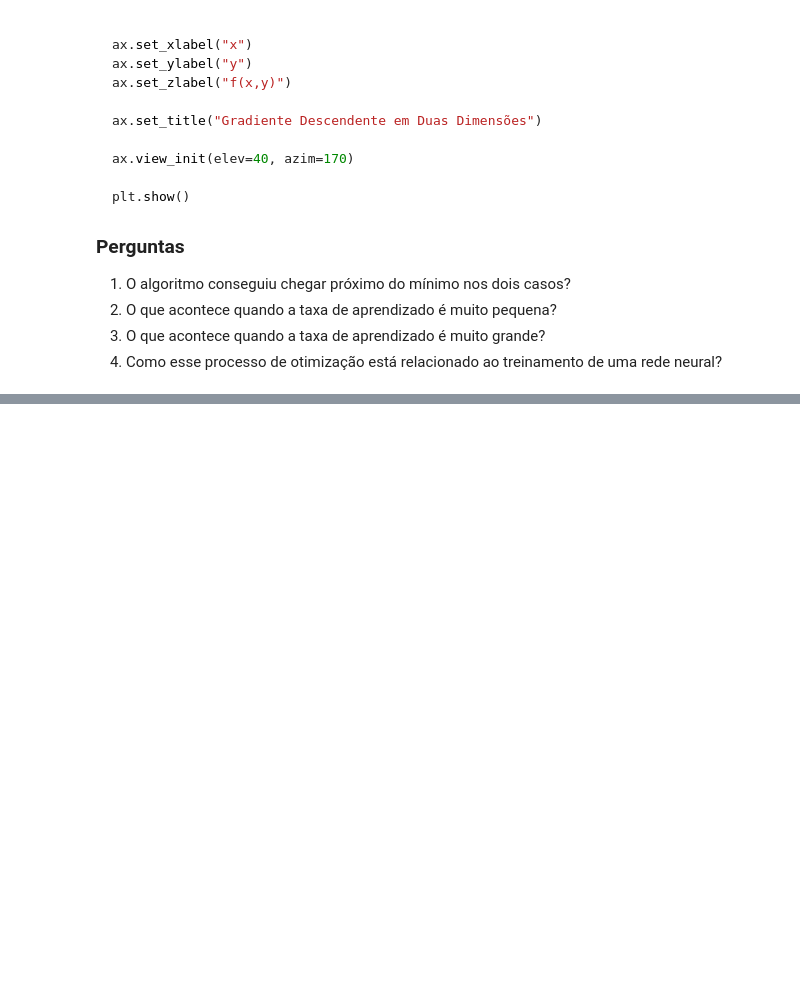
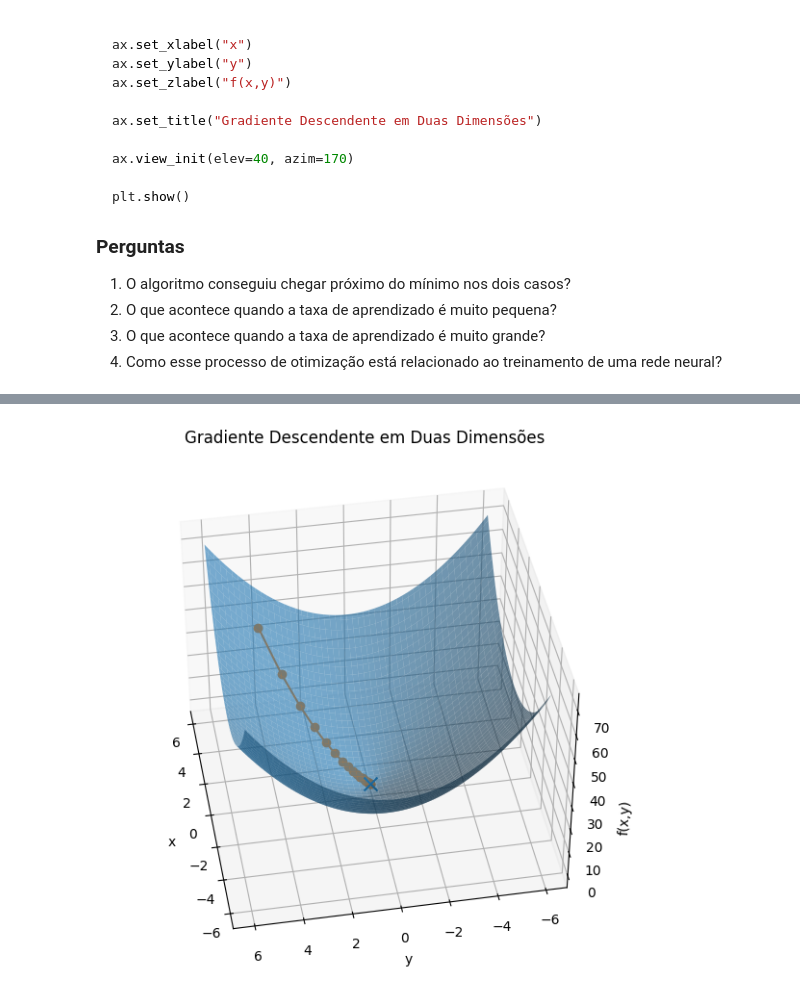
Before and after one commit to MateusSouza48/SEL0339---VisaoComputacional, a Jupyter notebook: praticas/Lista_de_Exercicio_3.ipynb, the cells around one changed output, grey strips where cells are left out. Saved outputs shown, nothing was run; the diff lists cells and outputs as text; code cells hidden in the pictures; blank space fills up the shorter version.

```diff
--- a/praticas/Lista_de_Exercicio_3.ipynb
+++ b/praticas/Lista_de_Exercicio_3.ipynb
@@ -935,0 +1048,80 @@ plt.show()
+# %%
+## -- Seu código começa AQUI -- ##
+## -- Seu código começa AQUI -- ##
+
+# Cria uma grade de pontos
+x_values = np.linspace(-6, 6, 100)
+y_values = np.linspace(-6, 6, 100)
+
+X_grid, Y_grid = np.meshgrid(x_values, y_values)
+
+# Calcula a função em cada ponto
+Z = X_grid**2 + Y_grid**2
+
+# Converte o histórico
+history = np.array(history)
+
+# Cria o gráfico 3D
+fig = plt.figure(figsize=(10, 7))
+ax = fig.add_subplot(111, projection="3d")
+
+# Plota a superfície
+ax.plot_surface(
+    X_grid, Y_grid, Z, alpha=0.6
+)
+
+# Calcula os valores de f(x,y) dos pontos percorridos
+Z_history = history[:, 0]**2 + history[:, 1]**2
+
+# Plota o caminho do gradiente descendente
+ax.plot(
+    history[:, 0],
+    history[:, 1],
+    Z_history,
+    marker="o",
+    label="Caminho"
+)
+
+# Destaca o ponto final
+ax.scatter(
+    x.item(),
+    y.item(),
+    (x**2 + y**2).item(),
+    marker="x",
+    s=100,
+    label="Ponto final"
+)
+
+ax.set_xlabel("x")
+ax.set_ylabel("y")
+ax.set_zlabel("f(x,y)")
+
+ax.set_title("Gradiente Descendente em Duas Dimensões")
+
+ax.view_init(elev=40, azim=170)
+
+plt.show()
+
+## -- Seu código termina AQUI -- ##
+
+# Comentários:
+
+# 1. Sim. O algoritmo conseguiu chegar próximo do mínimo nos dois casos.
+#    Na função f(x) = x², o mínimo ocorre em x = 0.
+#    Na função f(x,y) = x² + y², o mínimo ocorre em (0,0).
+
+# 2. Quando a taxa de aprendizado é muito pequena, os passos realizados
+#    pelo algoritmo são pequenos, fazendo com que o treinamento seja
+#    mais lento e precise de mais iterações para chegar próximo do mínimo.
+
+# 3. Quando a taxa de aprendizado é muito grande, os passos podem ser
+#    muito grandes, fazendo com que o algoritmo passe pelo mínimo,
+#    oscile ou até se afaste do ponto de mínimo.
+
+# 4. Esse processo está relacionado ao treinamento de redes neurais,
+#    pois os pesos da rede são atualizados utilizando o gradiente
+#    descendente para minimizar uma função de perda. A diferenciação
+#    automática permite calcular os gradientes necessários para essas
+#    atualizações.
+# %% [output]
+[figure, added]
```
Also changed, not shown: parts of 7 cells of this notebook.
